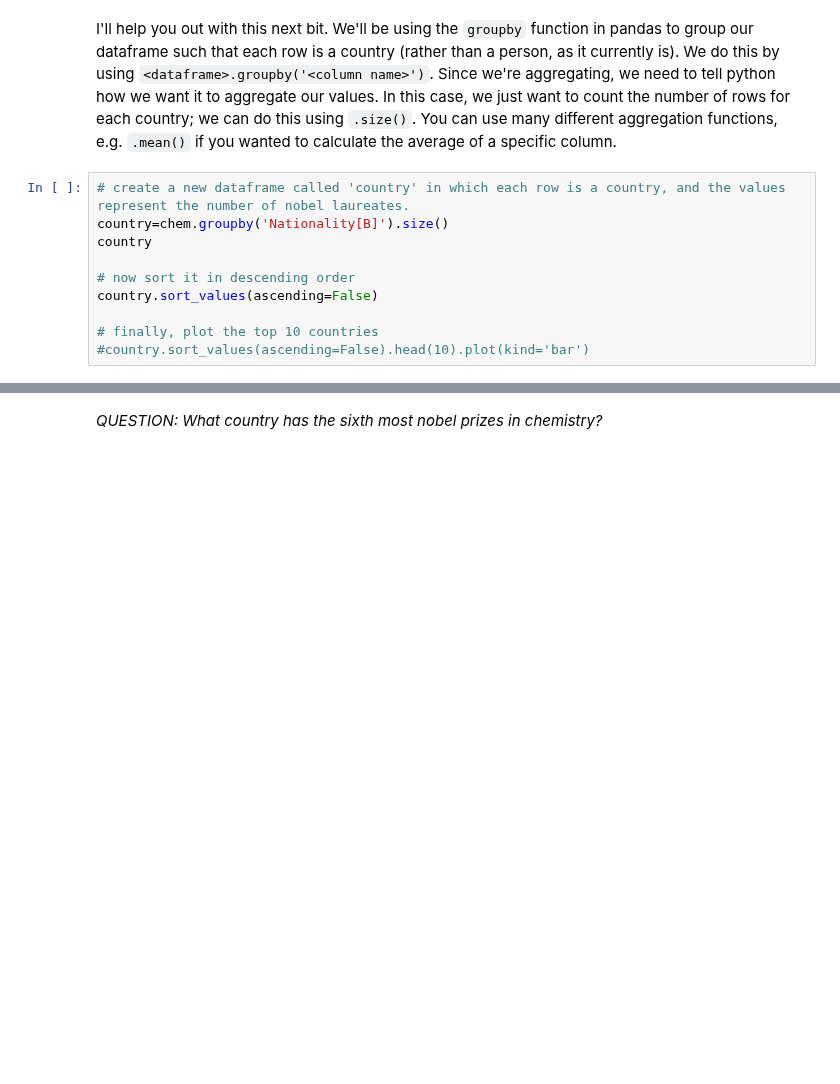
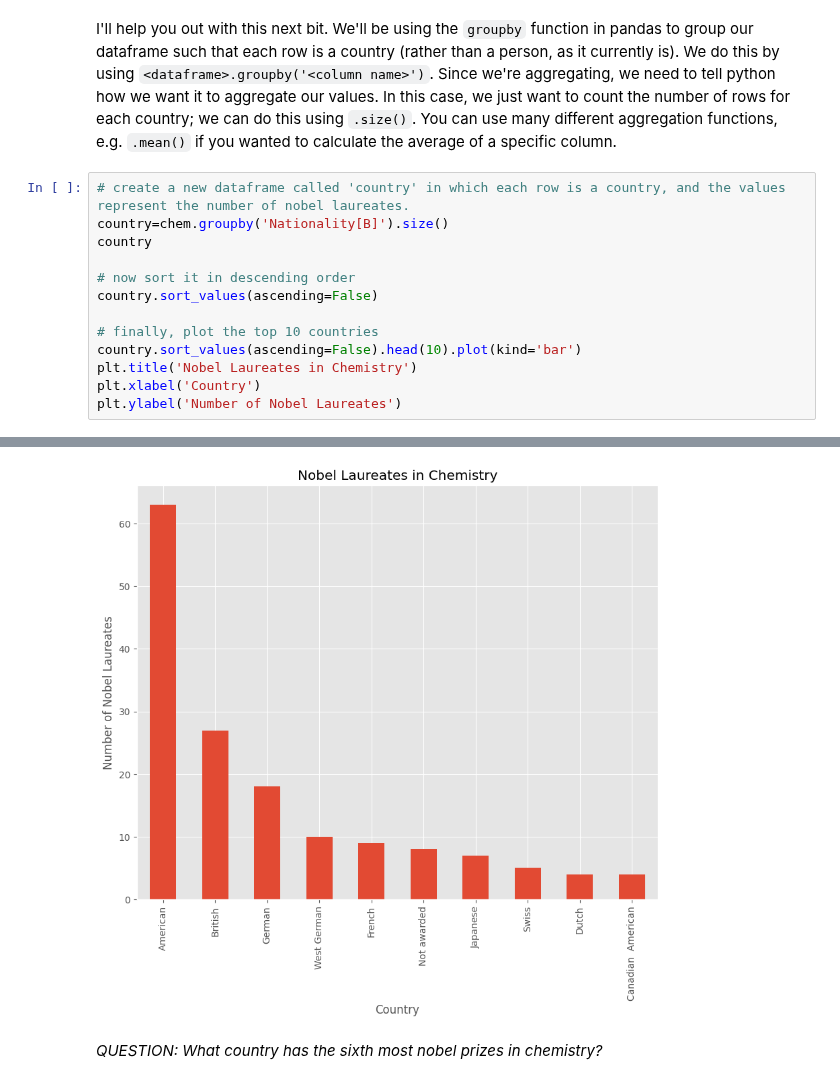
Before and after one commit to clp2454/QM2, a Jupyter notebook: notebooks/W02. Pandas.ipynb, the cells around one changed output, grey strips where cells are left out. Cells and saved outputs as stored; diff of their text form; blank space fills up the shorter version.

```diff
--- a/notebooks/W02. Pandas.ipynb
+++ b/notebooks/W02. Pandas.ipynb
@@ -480,5 +480,8 @@ country
 country.sort_values(ascending=False)
 
 # finally, plot the top 10 countries
-#country.sort_values(ascending=False).head(10).plot(kind='bar')
+country.sort_values(ascending=False).head(10).plot(kind='bar')
+plt.title('Nobel Laureates in Chemistry')
+plt.xlabel('Country')
+plt.ylabel('Number of Nobel Laureates')
 # %% [output]
@@ -486,2 +489,3 @@ SyntaxError: invalid syntax (<ipython-input-55-7dbbf4f7ecc4>, line 9)
+[figure, added]
 # %% [markdown]
 *QUESTION: What country has the sixth most nobel prizes in chemistry?*
```
Also changed, not shown: parts of 1 cell of this notebook.
